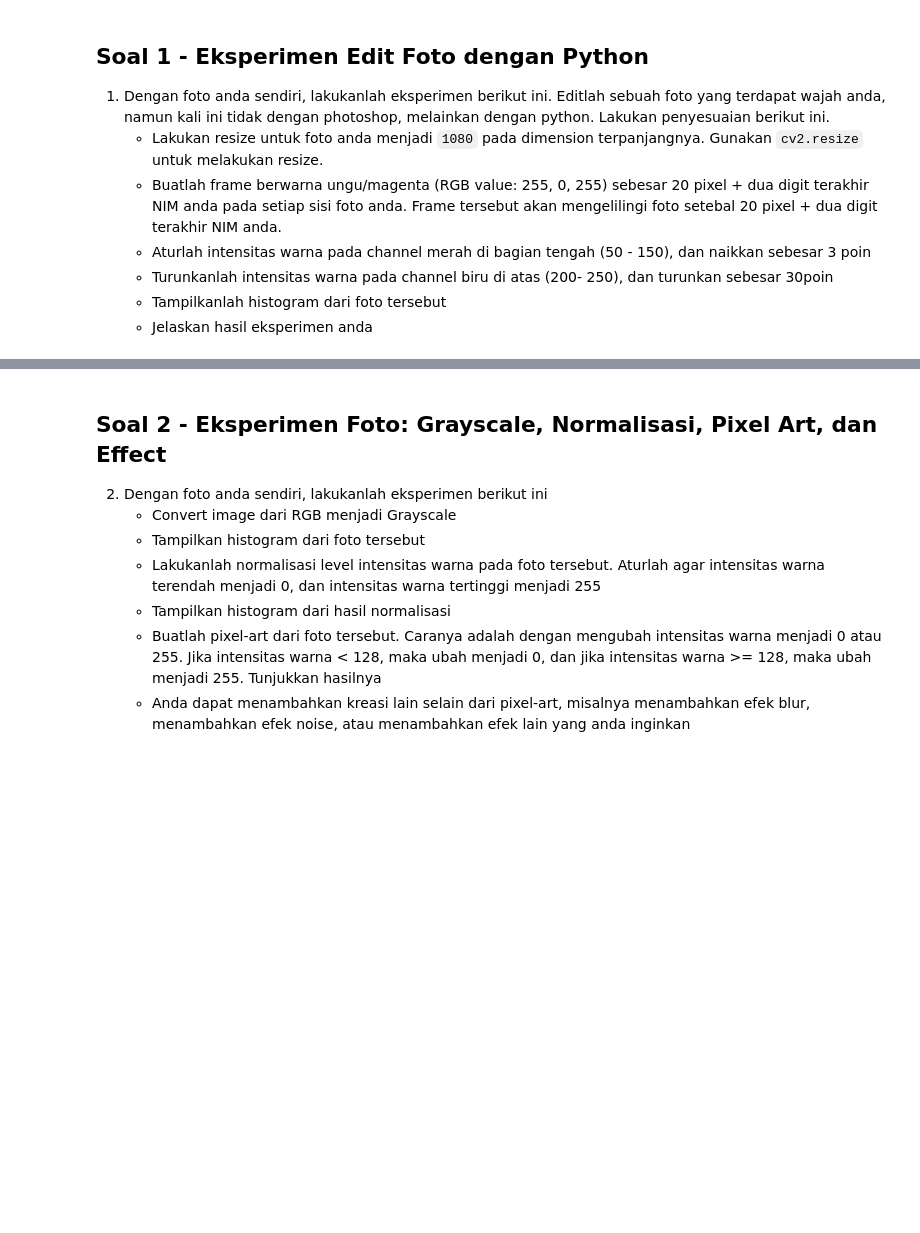
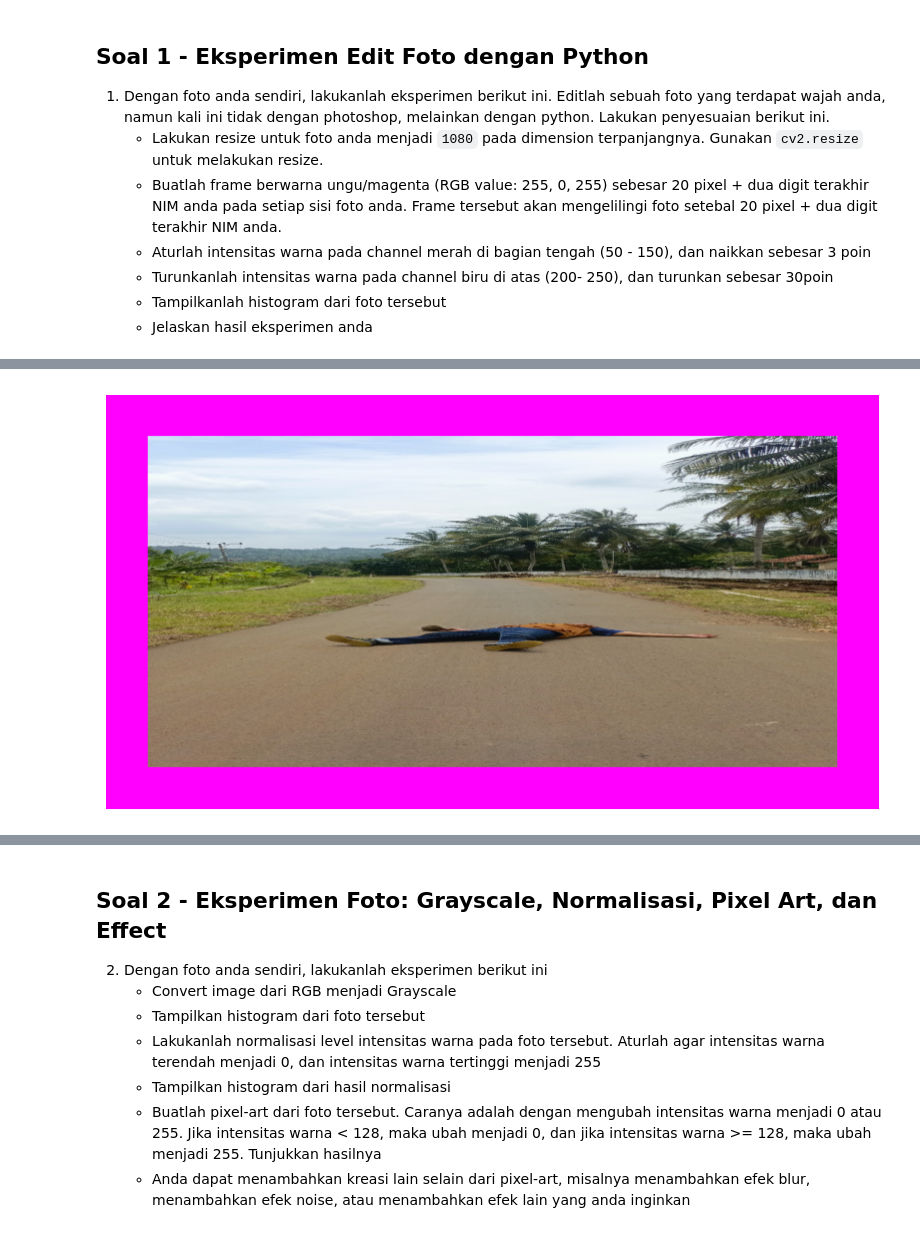
Before and after one commit to GhiffariIs/IF4021-HO2, a Jupyter notebook: 122140189.ipynb, the cells around one changed output, grey strips where cells are left out. Cells and saved outputs as stored; diff of their text form; code cells hidden in the pictures; blank space fills up the shorter version.

```diff
--- a/122140189.ipynb
+++ b/122140189.ipynb
@@ -21,0 +45,25 @@ img = cv2.cvtColor(img, cv2.COLOR_BGR2RGB)
+# %%
+# Create frame with thickness of 20 + last 2 digits of NIM (89)
+frame_thickness = 20 + 89  # 109 pixels
+
+# Create frame
+framed_img = img_resize.copy()
+h, w = framed_img.shape[:2]
+
+# Create magenta frame (RGB: 255, 0, 255)
+# Top frame
+framed_img[0:frame_thickness, :] = [255, 0, 255]
+# Bottom frame
+framed_img[h-frame_thickness:h, :] = [255, 0, 255]
+# Left frame
+framed_img[:, 0:frame_thickness] = [255, 0, 255]
+# Right frame
+framed_img[:, w-frame_thickness:w] = [255, 0, 255]
+
+# Display the result
+plt.figure(figsize=(10, 8))
+plt.imshow(framed_img)
+plt.axis('off')
+plt.show()
+# %% [output]
+[figure, added]
```
Also changed, not shown: parts of 3 cells of this notebook.
